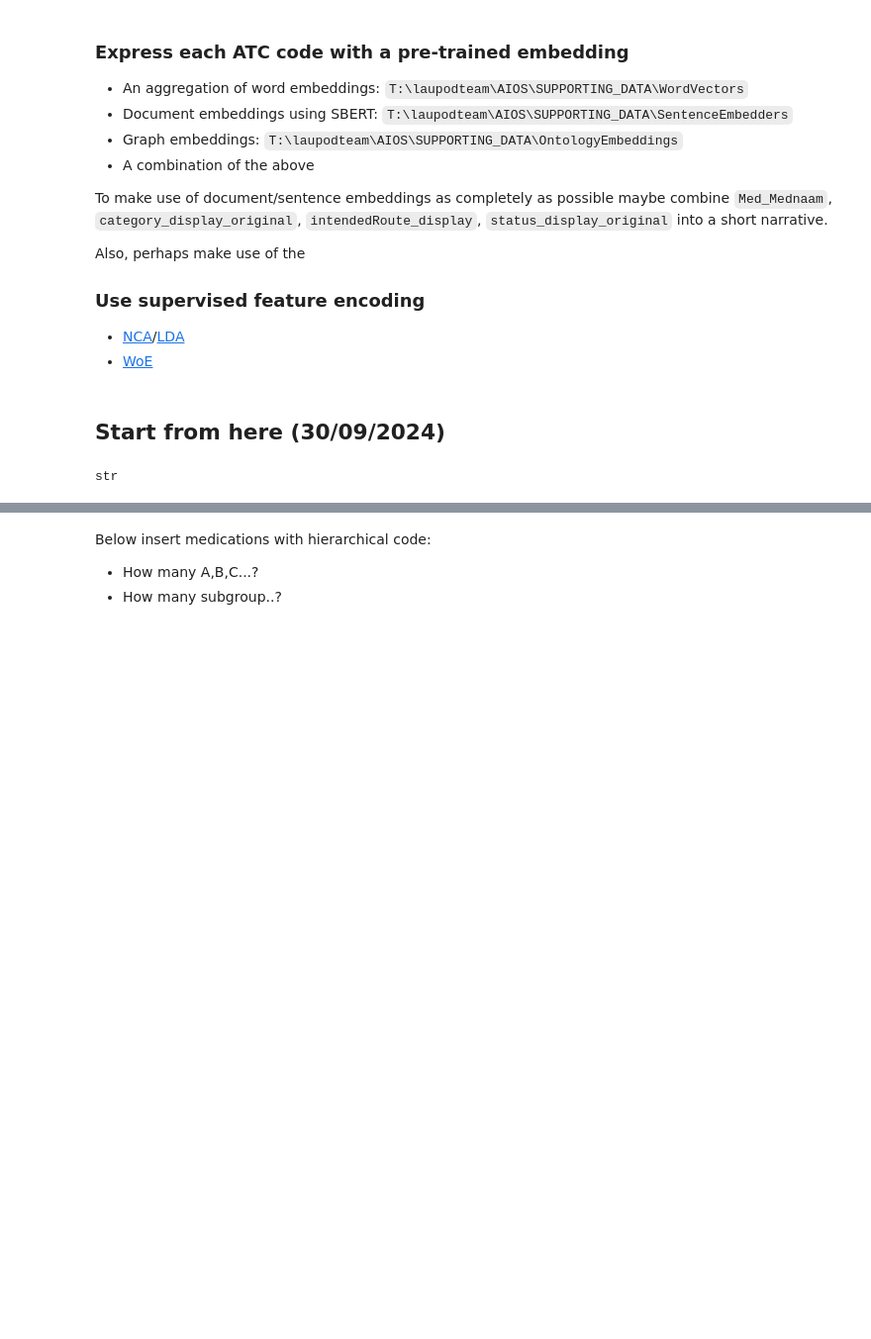
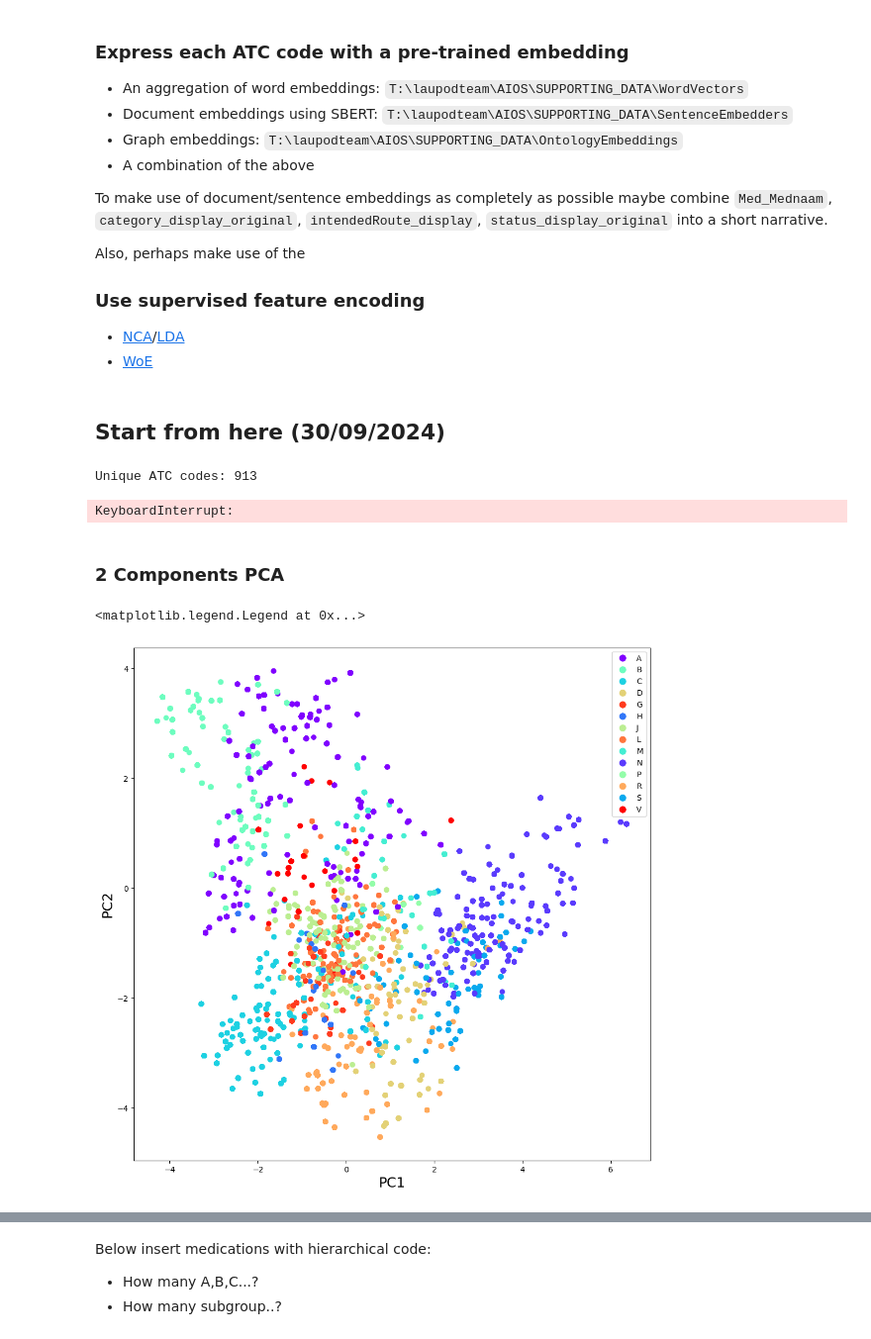
Before and after one commit to UPOD-datascience/ODIN, a Jupyter notebook: sandboxes/04_medications/medicatie_David.ipynb, the cells around one changed output, grey strips where cells are left out. Shown at 99% size. Drawn from its saved outputs; the diff is of its cells as text; code cells hidden in the pictures; blank space fills up the shorter version.

```diff
--- a/sandboxes/04_medications/medicatie_David.ipynb
+++ b/sandboxes/04_medications/medicatie_David.ipynb
@@ -185,10 +185,67 @@ df_medicatie.insert(df_medicatie.columns.get_loc('code5_ATC_code') + 1, 'ATC_str
 df_medicatie.to_parquet('df_medicatie_ATC.parquet')
 # %% [markdown]
 ## Start from here (30/09/2024)
-# %%
-import pandas as pd
-
-
-df_medicatie = pd.read_parquet(r'C:\Users\ddellamo\Desktop\df_medicatie_ATC.parquet')
-# %% [output]
-str
+# %%
+import pandas as pd
+from sentence_transformers import SentenceTransformer
+
+df_medicatie = pd.read_parquet(r'L:\lab_research\RES-Folder-UPOD\ODIN-UC4\G_Output\2_Data\parquet\df_medicatie_ATC.parquet')
+
+# Creazione della lista contenente le stringhe relative agli ATC codes
+ATC_strings = df_medicatie["ATC_strings"].to_list()
+print(f'Unique ATC codes: {len(df_medicatie["ATC_strings"].unique())}')
+
+# Viene istanziato il modello di embedding
+model = SentenceTransformer("FremyCompany/BioLORD-2023")
+# %% [output]
+Unique ATC codes: 913
+# %%
+# Embedding degli ATC codes (caldamente consigliato avere una GPU)
+embeddings = model.encode(ATC_strings,
+                        batch_size=768,
+                        show_progress_bar=True)
+# %% [output]
+KeyboardInterrupt:
+# %%
+embeddings = pd.read_parquet(r'T:\lab_research\RES-Folder-UPOD\ODIN-UC4\G_Output\2_Data\parquet\embeddings.parquet')
+# %% [markdown]
+### 2 Components PCA
+# %%
+from sklearn.decomposition import PCA
+import matplotlib.pyplot as plt
+import numpy as np
+
+
+pca = PCA(n_components=2)
+embeddings_pca = pca.fit_transform(embeddings)
+
+df_medicatie['PC1'] = embeddings_pca[:, 0]
+df_medicatie['PC2'] = embeddings_pca[:, 1]
+
+letters = df_medicatie['code5_ATC_code'].str[0].unique()
+
+# lista di colori univoci
+colors = plt.cm.rainbow(np.linspace(0, 1, len(letters)))
+
+# crea un dizionario per mappare ogni lettera a un colore univoco
+color_map = dict(zip(letters, colors))
+
+plt.figure(figsize=[12, 12])
+
+# plotta le prime due colonne del DataFrame
+plt.scatter(df_medicatie['PC1'], df_medicatie['PC2'], \
+    c=[color_map[lettera] for lettera in df_medicatie['code5_ATC_code'].str[0]])
+
+# nomina i due assi
+plt.xlabel('PC1', fontsize=18)
+plt.ylabel('PC2', fontsize=18)
+
+# crea la legenda
+legend_elements = []
+for lettera, colore in sorted(color_map.items()):
+    legend_elements.append(plt.Line2D([0], [0], marker='o', color='w', label=lettera, markerfacecolor=colore, markersize=10))
+
+plt.legend(handles=legend_elements, loc='upper right', fontsize=10)
+# %% [output]
+<matplotlib.legend.Legend at 0x...>
+[figure, added]
```
Also changed, not shown: parts of 3 cells of this notebook.
